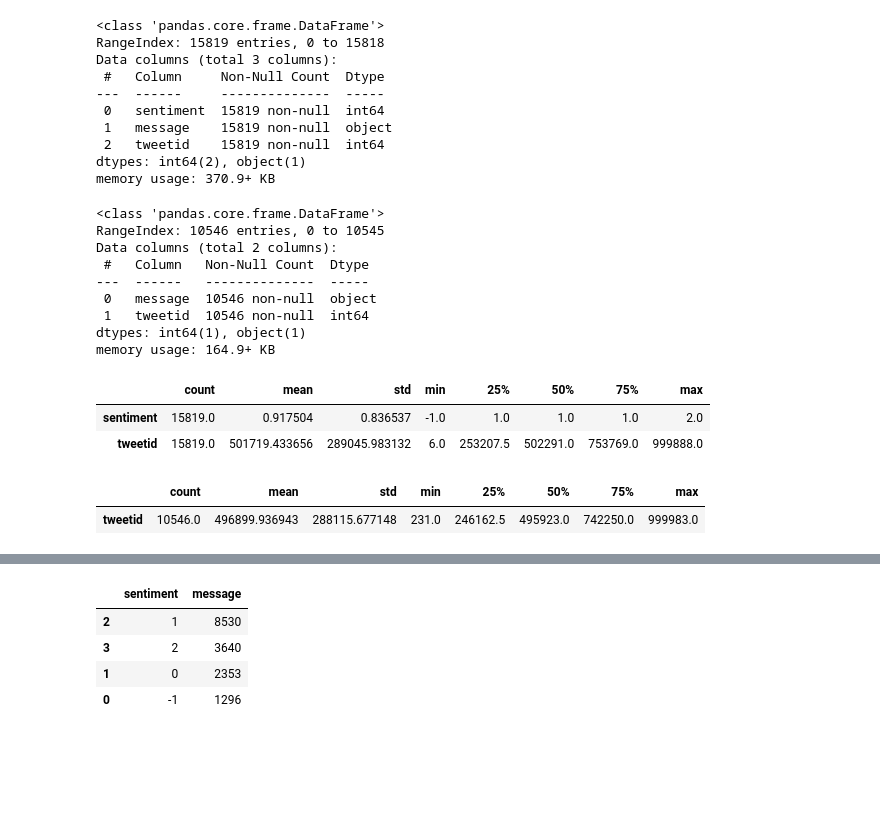
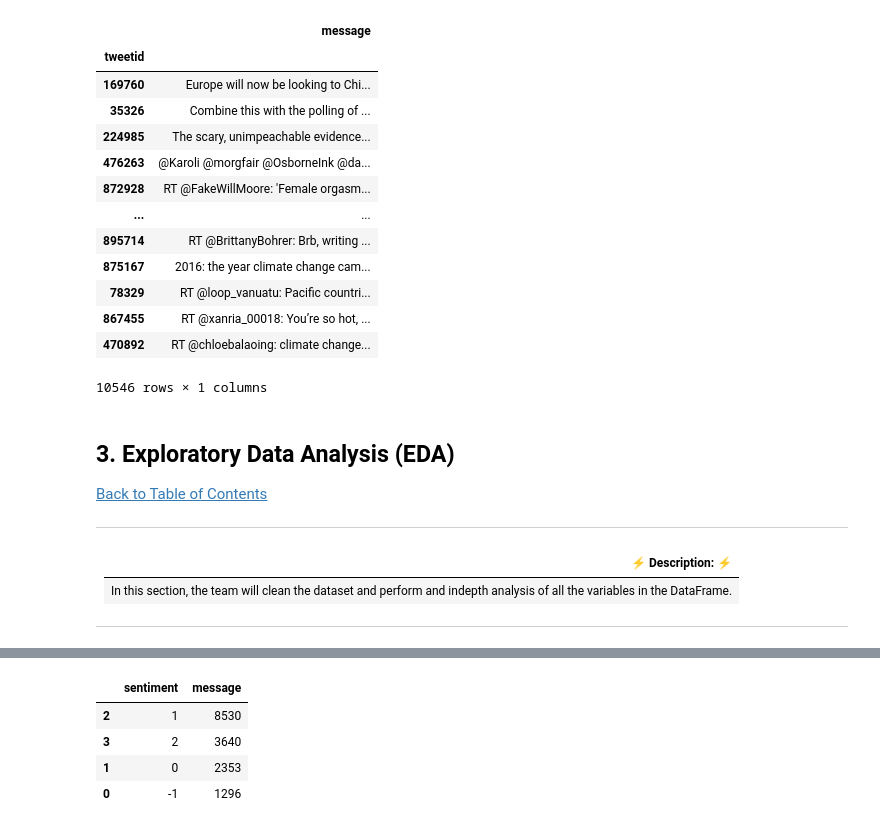
Before and after one commit to daniel-datasci/Climate-Change-Belief-Analysis-With-Twitter-Data, a Jupyter notebook: Climate Change Belief Analysis - 2201ACDS(TEAM NM4) Notebook.ipynb, the cells around one changed output, grey strips where cells are left out. Drawn from its saved outputs; the diff is of its cells as text; code cells hidden in the pictures; blank space fills up the shorter version.

```diff
--- a/ACT Team NM4.ipynb
+++ b/Climate Change Belief Analysis - 2201ACDS(TEAM NM4) Notebook.ipynb
@@ -118,38 +94,31 @@ df3 = df.copy()
-# %%
-# Information of the train data set, to check for nulls
-df.info(verbose=True)
-# %% [output]
-<class 'pandas.core.frame.DataFrame'>
-RangeIndex: 15819 entries, 0 to 15818
-Data columns (total 3 columns):
- #   Column     Non-Null Count  Dtype
----  ------     --------------  -----
- 0   sentiment  15819 non-null  int64
- 1   message    15819 non-null  object
- 2   tweetid    15819 non-null  int64
-dtypes: int64(2), object(1)
-memory usage: 370.9+ KB
-# %%
-# Information of the test data set, to check for nulls
-td.info(verbose=True)
-# %% [output]
-<class 'pandas.core.frame.DataFrame'>
-RangeIndex: 10546 entries, 0 to 10545
-Data columns (total 2 columns):
- #   Column   Non-Null Count  Dtype
----  ------   --------------  -----
- 0   message  10546 non-null  object
- 1   tweetid  10546 non-null  int64
-dtypes: int64(1), object(1)
-memory usage: 164.9+ KB
-# %%
-df.describe().T # Summary statistics for the train data set; the five number summary
-# %% [output]
-|  | count | mean | std | min | 25% | 50% | 75% | max |
-| sentiment | 15819.0 | 0.917504 | 0.836537 | -1.0 | 1.0 | 1.0 | 1.0 | 2.0 |
-| tweetid | 15819.0 | 501719.433656 | 289045.983132 | 6.0 | 253207.5 | 502291.0 | 753769.0 | 999888.0 |
-# %%
-td.describe().T # Summary statistics for the test data set; the five number summary
-# %% [output]
-|  | count | mean | std | min | 25% | 50% | 75% | max |
-| tweetid | 10546.0 | 496899.936943 | 288115.677148 | 231.0 | 246162.5 | 495923.0 | 742250.0 | 999983.0 |
+# %%
+test_df = pd.read_csv('test_with_no_labels.csv', index_col='tweetid')
+test_df
+# %% [output]
+|  | message |
+| tweetid |  |
+| 169760 | Europe will now be looking to Chi... |
+| 35326 | Combine this with the polling of ... |
+| 224985 | The scary, unimpeachable evidence... |
+| 476263 | @Karoli @morgfair @OsborneInk @da... |
+| 872928 | RT @FakeWillMoore: 'Female orgasm... |
+| ... | ... |
+| 895714 | RT @BrittanyBohrer: Brb, writing ... |
+| 875167 | 2016: the year climate change cam... |
+| 78329 | RT @loop_vanuatu: Pacific countri... |
+| 867455 | RT @xanria_00018: You’re so hot, ... |
+| 470892 | RT @chloebalaoing: climate change... |
+10546 rows × 1 columns
+# %% [markdown]
+<a id="three"></a>
+## 3. Exploratory Data Analysis (EDA)
+<a class="anchor" id="1.1"></a>
+<a href=#cont>Back to Table of Contents</a>
+
+---
+
+| ⚡ Description:  ⚡ |
+| :--------------------------- |
+| In this section, the team will clean the dataset and perform and indepth analysis of all the variables in the DataFrame. |
+
+---
```
Also changed, not shown: parts of 100 cells of this notebook, 1 other file.
